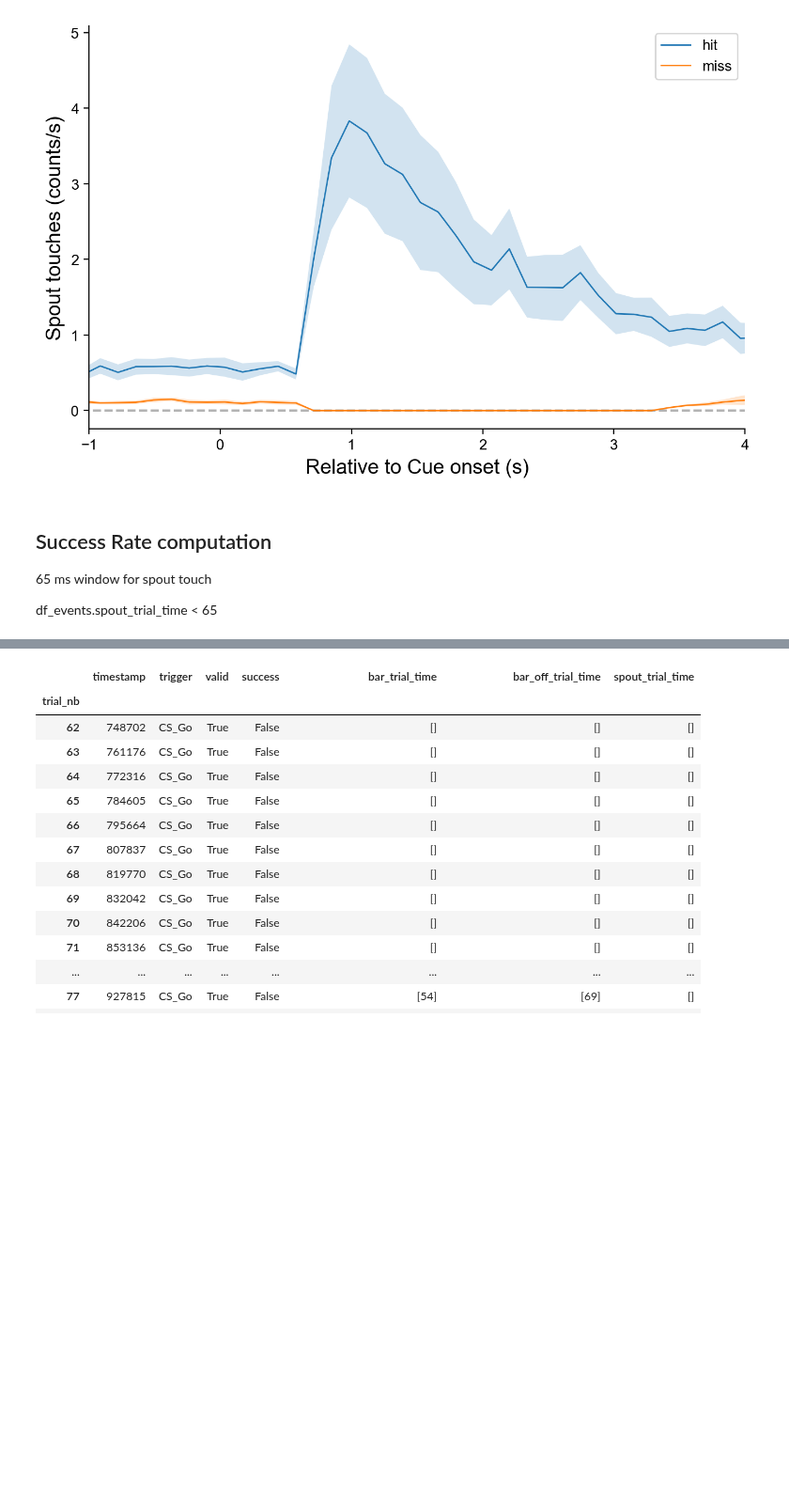
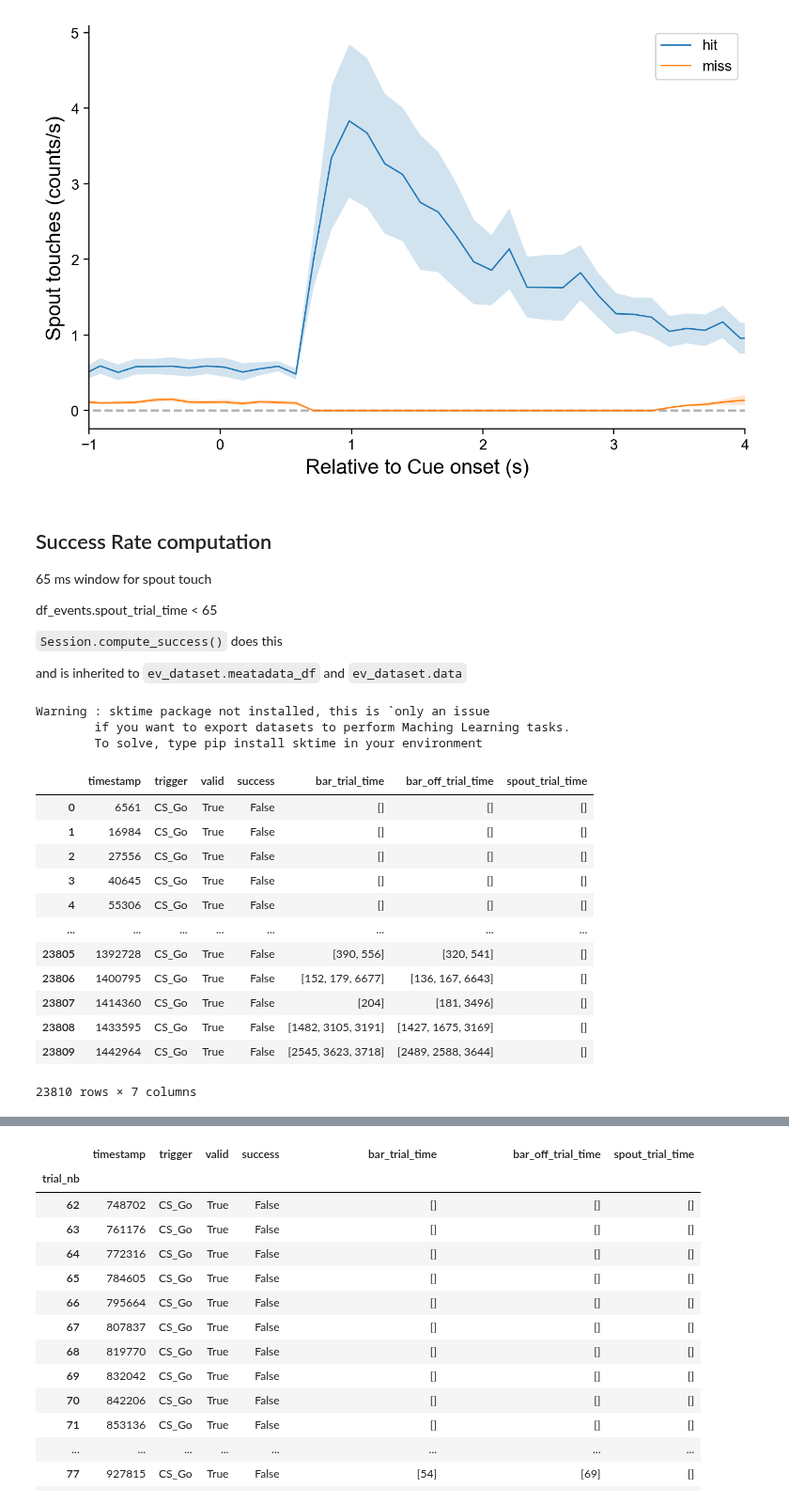
Before and after one commit to juliencarponcy/trialexp, a Jupyter notebook: notebooks/noncanonical/nb20221002_214600_workflow_pyCon_PavAll.ipynb, the cells around one changed output, grey strips where cells are left out. Shown at 94% size. Saved outputs shown, nothing was run; the diff lists cells and outputs as text; code cells hidden in the pictures; blank space fills up the shorter version.

```diff
--- a/notebooks/noncanonical/nb20221002_214600_workflow_pyCon_PavAll.ipynb
+++ b/notebooks/noncanonical/nb20221002_214600_workflow_pyCon_PavAll.ipynb
@@ -331,3 +331,27 @@ Name: keep, dtype: int64
 65 ms window for spout touch
 
 df_events.spout_trial_time < 65
+
+`Session.compute_success()` does this
+
+and is inherited to `ev_dataset.meatadata_df` and `ev_dataset.data`
+# %%
+
+ev_dataset.data
+# %% [output]
+Warning : sktime package not installed, this is `only an issue
+        if you want to export datasets to perform Maching Learning tasks.
+        To solve, type pip install sktime in your environment
+|  | timestamp | trigger | valid | success | bar_trial_time | bar_off_trial_time | spout_trial_time |
+| 0 | 6561 | CS_Go | True | False | [] | [] | [] |
+| 1 | 16984 | CS_Go | True | False | [] | [] | [] |
+| 2 | 27556 | CS_Go | True | False | [] | [] | [] |
+| 3 | 40645 | CS_Go | True | False | [] | [] | [] |
+| 4 | 55306 | CS_Go | True | False | [] | [] | [] |
+| ... | ... | ... | ... | ... | ... | ... | ... |
+| 23805 | 1392728 | CS_Go | True | False | [390, 556] | [320, 541] | [] |
+| 23806 | 1400795 | CS_Go | True | False | [152, 179, 6677] | [136, 167, 6643] | [] |
+| 23807 | 1414360 | CS_Go | True | False | [204] | [181, 3496] | [] |
+| 23808 | 1433595 | CS_Go | True | False | [1482, 3105, 3191] | [1427, 1675, 3169] | [] |
+| 23809 | 1442964 | CS_Go | True | False | [2545, 3623, 3718] | [2489, 2588, 3644] | [] |
+23810 rows × 7 columns
```
Also changed, not shown: parts of 22 cells of this notebook.
